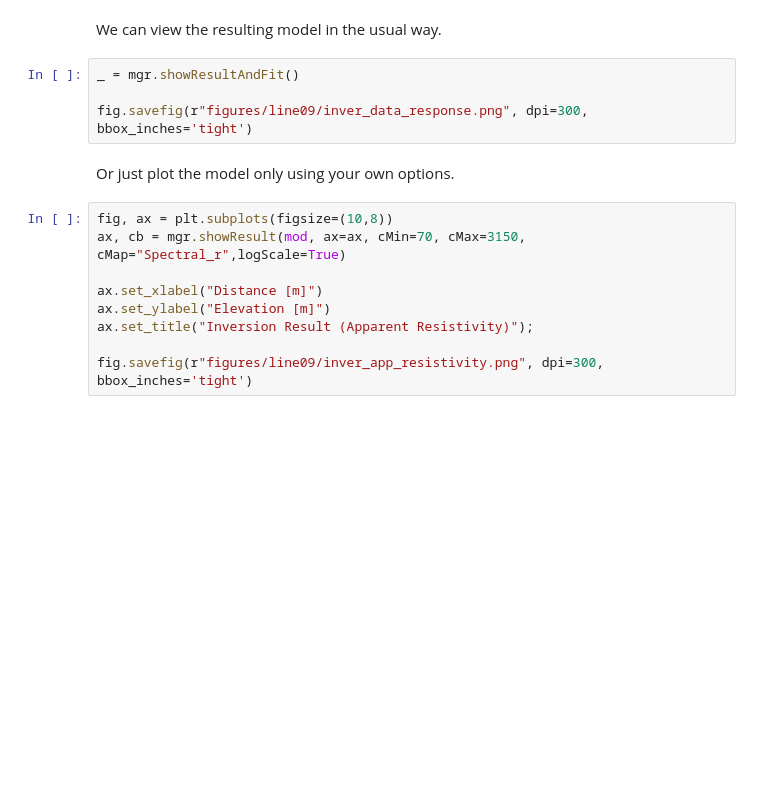
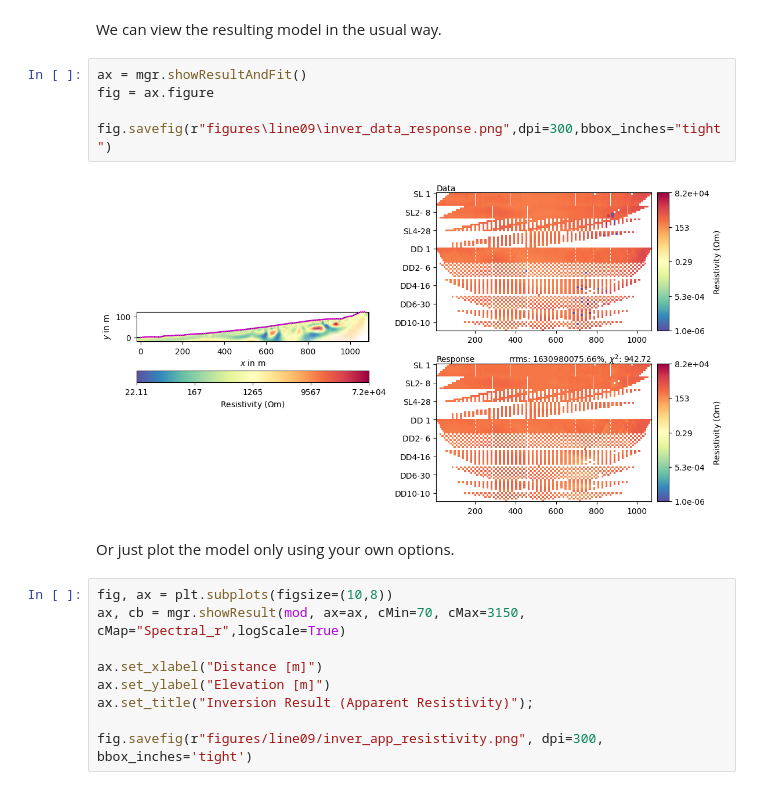
Before and after one commit to sydpas/erth370-w2026-sydpas, a Jupyter notebook: pygimex/ert/my_line09_DD.ipynb, the cells around one changed output. Drawn from its saved outputs; the diff is of its cells as text; blank space fills up the shorter version.

```diff
--- a/pygimex/ert/my_line09_DD.ipynb
+++ b/pygimex/ert/my_line09_DD.ipynb
@@ -207,9 +238,12 @@ fig.savefig(r"figures/line09/inversion_result.png", dpi=300, bbox_inches='tight'
 # %% [markdown]
 We can view the resulting model in the usual way.
 # %%
-_ = mgr.showResultAndFit()
+ax = mgr.showResultAndFit()
+fig = ax.figure
 
-fig.savefig(r"figures/line09/inver_data_response.png", dpi=300, bbox_inches='tight')
+fig.savefig(r"figures\line09\inver_data_response.png",dpi=300,bbox_inches="tight")
+# %% [output]
+[figure, added]
 # %% [markdown]
 Or just plot the model only using your own options.
 # %%
```
Also changed, not shown: parts of 5 cells of this notebook, 7 other files.
